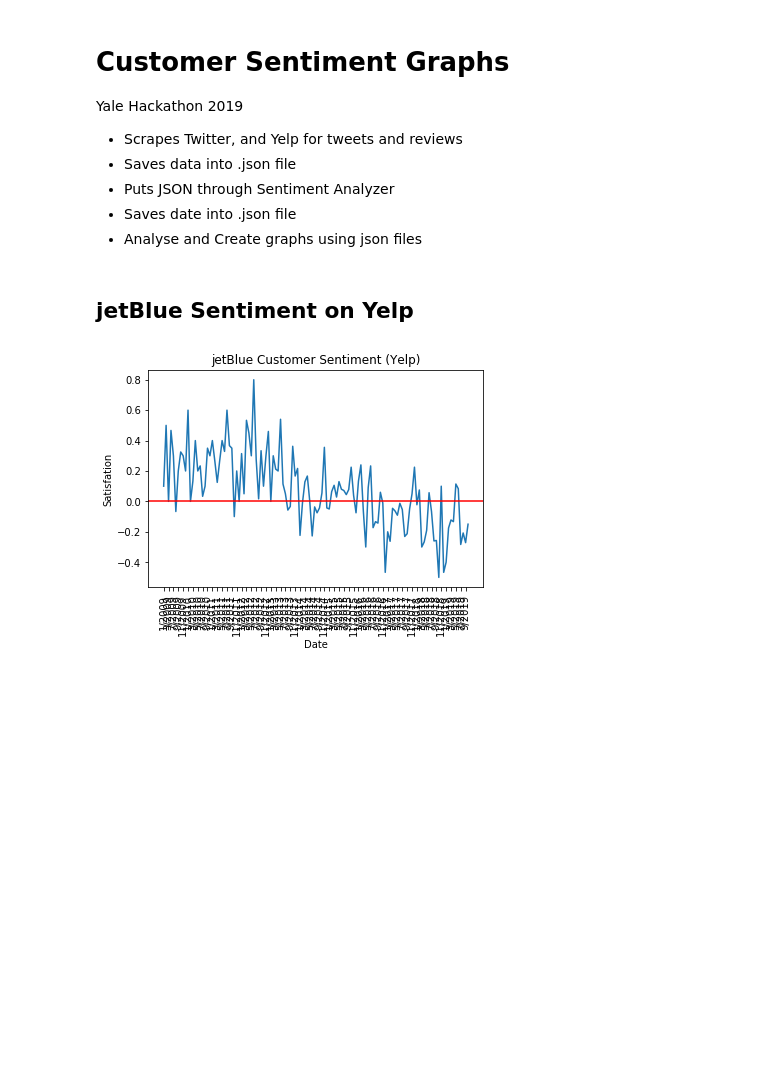
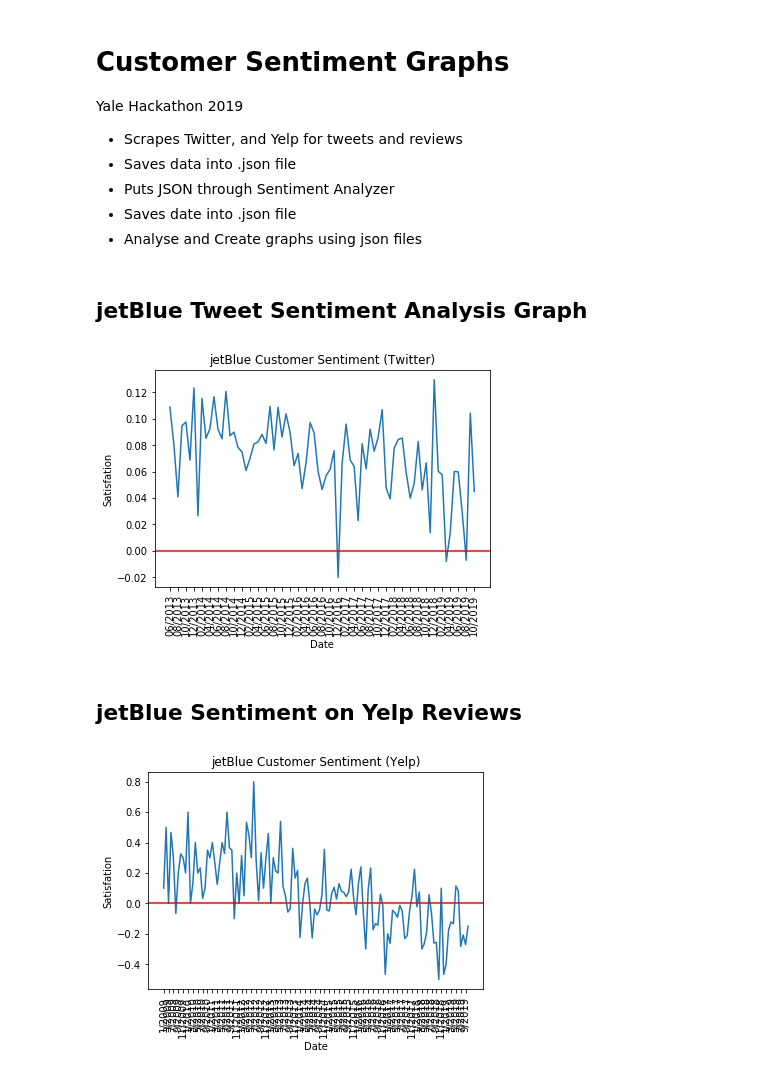
Before and after one commit to dannyhollman/yhack2019, a Jupyter notebook: Jetblue_Review_Sentiment.ipynb, the cells around one changed output. Cells and saved outputs as stored; diff of their text form; code cells hidden in the pictures; blank space fills up the shorter version.

Commit message:
[ADD] Jupyter notebook graphs

```diff
--- a/Jetblue_Review_Sentiment.ipynb
+++ b/Jetblue_Review_Sentiment.ipynb
@@ -6,10 +6,16 @@ Yale Hackathon 2019
 * Puts JSON through Sentiment Analyzer
 * Saves date into .json file
 * Analyse and Create graphs using json files
+# %% [markdown]
+## jetBlue Tweet Sentiment Analysis Graph
 # %%
 import customer_sentiment_analyzer
+# %%
+customer_sentiment_analyzer.graph_jetblue_twitter()
+# %% [output]
+[figure, added]
 # %% [markdown]
-## jetBlue Sentiment on Yelp
+## jetBlue Sentiment on Yelp Reviews
 # %%
 customer_sentiment_analyzer.graph_jetblue_yelp()
 # %% [output]
```
Also changed, not shown: parts of 4 cells of this notebook, 1 other file.
